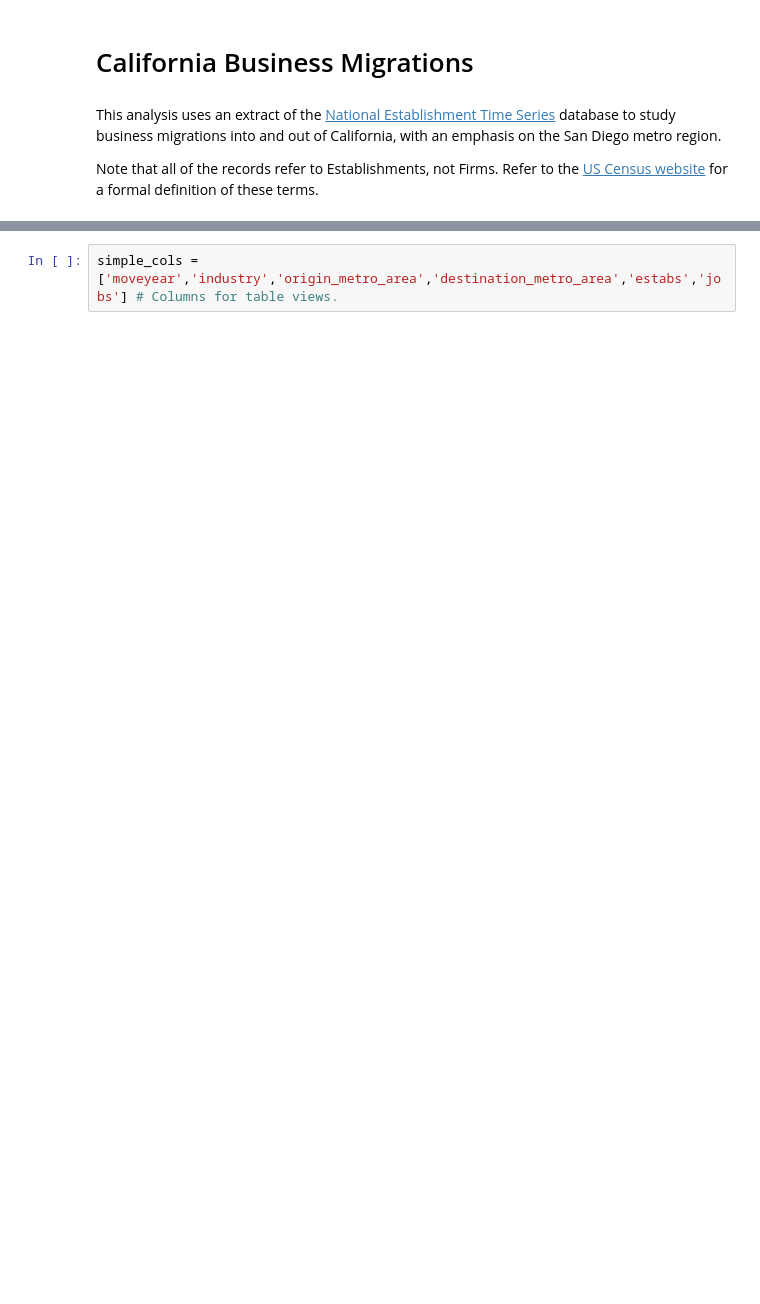
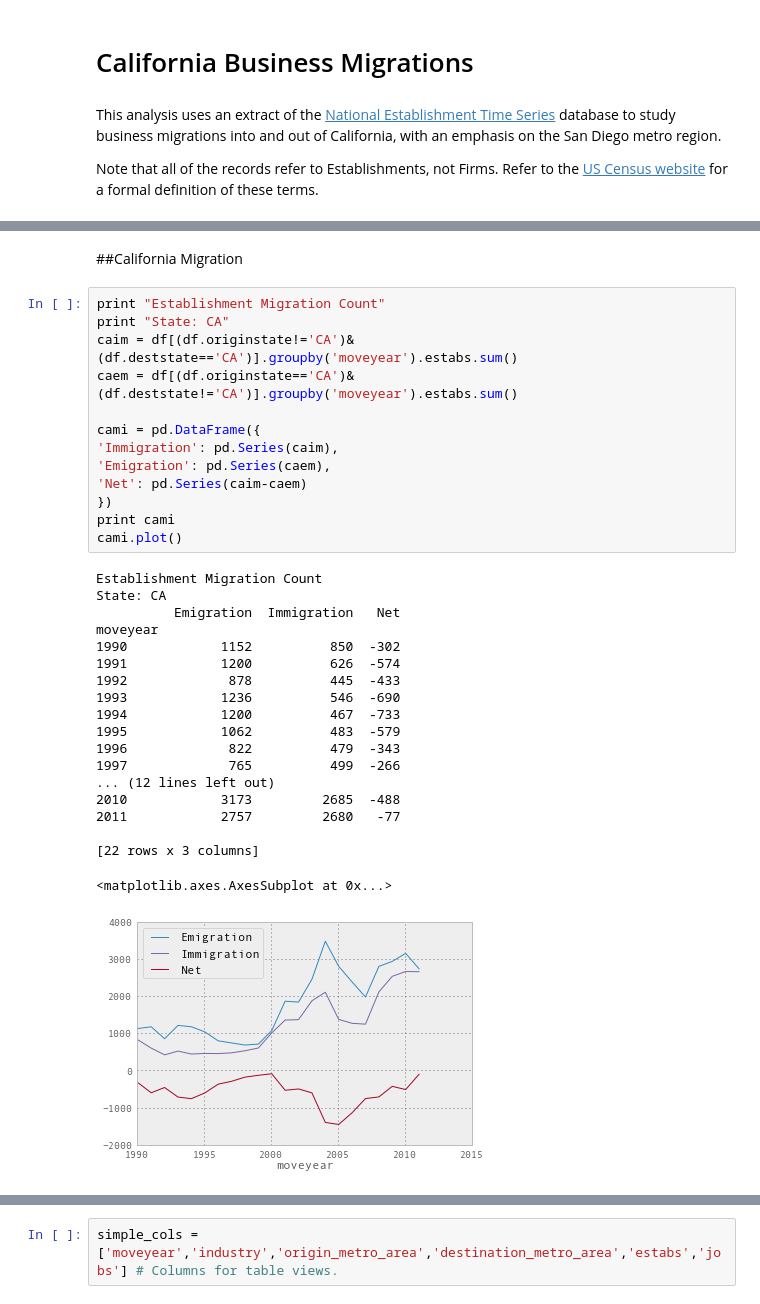
Before and after one commit to SDRDLAnalysts/pdp-data-projects, a Jupyter notebook: voiceofsandiego.org/business-migrations/analysts/gonzalo.ipynb, the cells around one changed output, grey strips where cells are left out. Drawn from its saved outputs; the diff is of its cells as text; blank space fills up the shorter version.

```diff
--- a/voiceofsandiego.org/business-migrations/analysts/gonzalo.ipynb
+++ b/voiceofsandiego.org/business-migrations/analysts/gonzalo.ipynb
@@ -45,0 +58,35 @@ NoAuthHandlerFound: No handler was ready to authenticate. 1 handlers were checke
+# %% [markdown]
+##California Migration
+# %%
+print "Establishment Migration Count"
+print "State: CA"
+caim = df[(df.originstate!='CA')&(df.deststate=='CA')].groupby('moveyear').estabs.sum()
+caem = df[(df.originstate=='CA')&(df.deststate!='CA')].groupby('moveyear').estabs.sum()
+
+cami = pd.DataFrame({
+'Immigration': pd.Series(caim),
+'Emigration': pd.Series(caem),
+'Net': pd.Series(caim-caem)
+})
+print cami
+cami.plot()
+# %% [output]
+Establishment Migration Count
+State: CA
+          Emigration  Immigration   Net
+moveyear
+1990            1152          850  -302
+1991            1200          626  -574
+1992             878          445  -433
+1993            1236          546  -690
+1994            1200          467  -733
+1995            1062          483  -579
+1996             822          479  -343
+1997             765          499  -266
+... (12 lines left out)
+2010            3173         2685  -488
+2011            2757         2680   -77
+
+[22 rows x 3 columns]
+<matplotlib.axes.AxesSubplot at 0x...>
+[figure, added]
```
Also changed, not shown: parts of 10 cells of this notebook.
